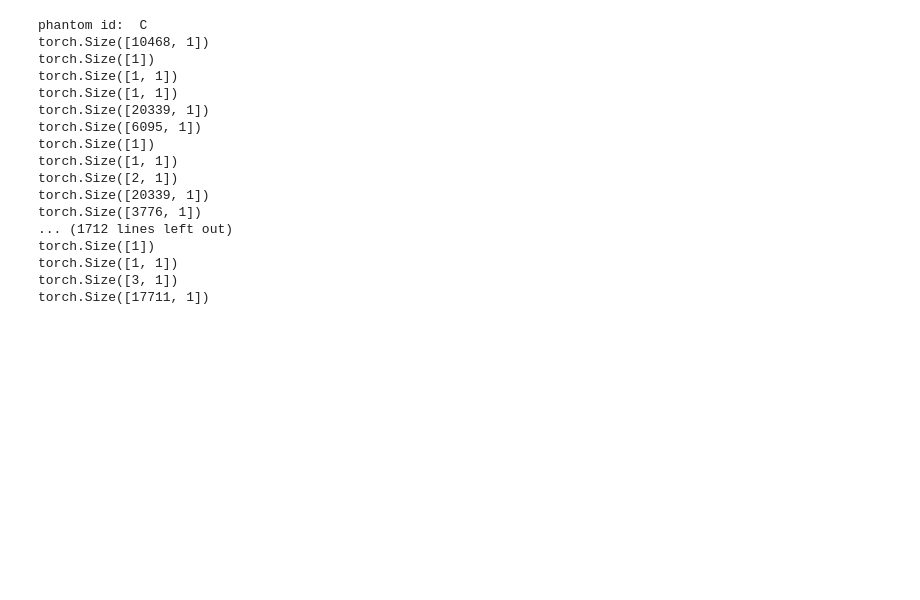
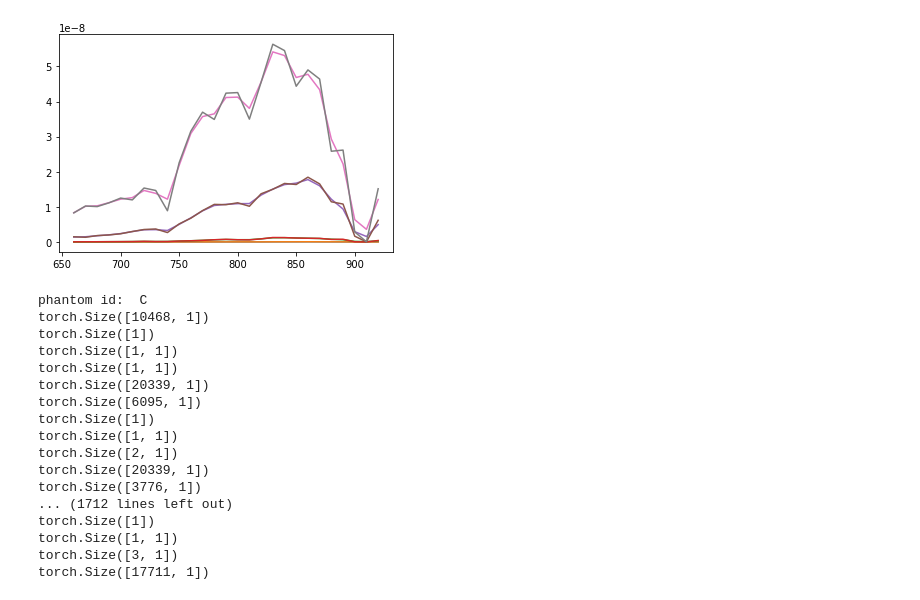
Before and after one commit to ToastCheng/ijv, a Jupyter notebook: Untitled.ipynb, the cells around one changed output. Saved outputs shown, nothing was run; the diff lists cells and outputs as text; code cells hidden in the pictures; blank space fills up the shorter version.

```diff
--- a/Untitled.ipynb
+++ b/Untitled.ipynb
@@ -12,0 +28,7 @@ wl = [i for i in range(660, 921, 10)]
+# %%
+from utils.kde import smooth
+for i in range(4):
+    plt.plot(wl, smooth(s_no_p[0, 1, i::4], 0.6))
+    plt.plot(wl, s_no_p[0, 1, i::4])
+# %% [output]
+[figure, added]
```
Also changed, not shown: parts of 6 cells of this notebook, 2 other files.
